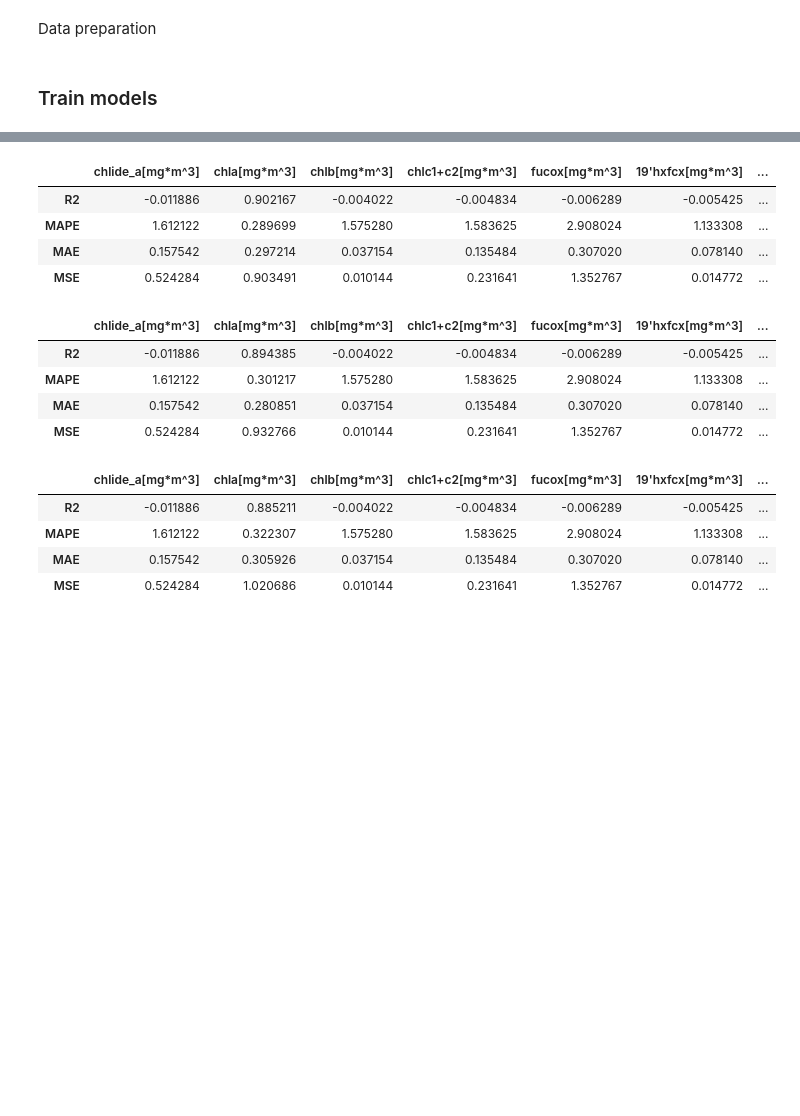
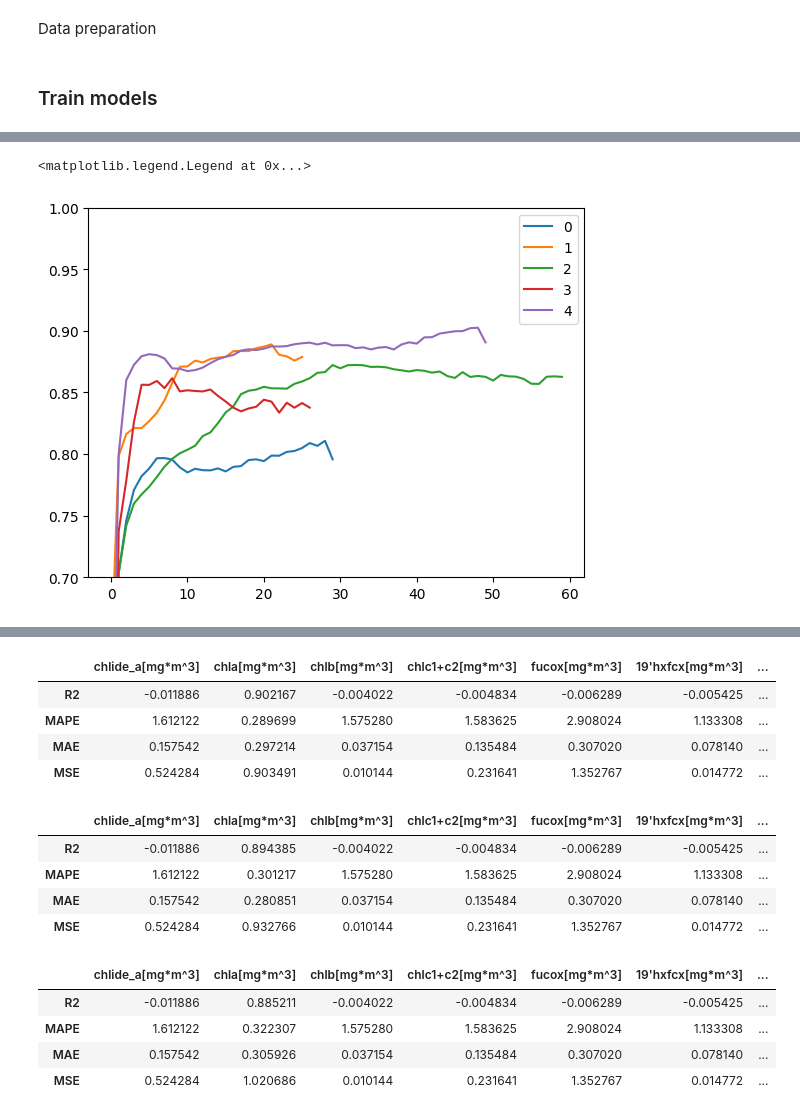
Before and after one commit to Kissyfur/pigment-retrieval-from-olci, a Jupyter notebook: notebooks/training_and_validation/training and evaluation.ipynb, the cells around one changed output, grey strips where cells are left out. Drawn from its saved outputs; the diff is of its cells as text; code cells hidden in the pictures; blank space fills up the shorter version.

```diff
--- a/notebooks/training_and_validation/training and evaluation.ipynb
+++ b/notebooks/training_and_validation/training and evaluation.ipynb
@@ -181,20 +201,22 @@ repetitions = 100
 # %%
+repetitions = 100
 inner_splits = 3
 param_dist = {
     'n_estimators': [125, 150, 175, 225],                # Keep max low to avoid overfitting
     'max_depth': [3, 4, 5, 6],                         # Shallower trees generalize better
     'eta': [0.025, 0.05, 0.1],                           # Conservative learning rate
     'colsample_bytree': [0.6, 0.75, 0.8],                # Regularization via feature subsampling
-    'min_child_weight': [3, 4, 5, 6],                  # Penalize small leaves (controls complexity)
+    'min_child_weight': [4, 5, 6],                  # Penalize small leaves (controls complexity)
     'subsample': [0.5, 0.6, 0.75],                  # Row-level subsampling
     'gamma': [0.5, 0.7],                            # Minimum loss reduction to split
-    'lambda': [1, 2, 5.0],                          # Stronger L2 regularization
+    'lambda': [1, 2],                          # Stronger L2 regularization
     'alpha': [0.5, 1.0],                            # Stronger L1 regularization
     'booster': ['gbtree'],                          # DART is nice but riskier on small data
     'tree_method': ['auto'],                        # Use 'hist' if your data is big
 }
-n_it = 50
+n_it = 30
 custom_scorer = make_scorer(r2_score, greater_is_better=True)
+custom_scorer_mse = make_scorer(mean_squared_error, greater_is_better=False)
 seed = 1
 
 models['xgb'] = {}
@@ -214,7 +236,7 @@ for fold in tqdm(med_train.keys()):
         estimator=model,
         param_distributions=param_dist,
         n_iter=n_it,
-        scoring=custom_scorer,
+        scoring=custom_scorer_mse,
         cv=kfold_inner,
         # cv=inner_splits,
         random_state=seed,
@@ -239,4 +256,0 @@ pys = {mod_name: {fold: pd.DataFrame(scaler_y[fold].inverse_transform(py), colum
-# %%
-metrics = {mod_name: {fold: mets.compute_metrics_df(med_test[fold]['y'], py)
-                   for fold, py in preds_folds.items() }
-        for mod_name, preds_folds in pys.items()}
@@ -266,3 +271,12 @@ R2_compare
 | zeaxan[mg*m^3] | 0.299323 | 0.178105 | 0.278337 | 0.403438 | 0.340894 | 0.388339 | ... |
 | beta_car[mg*m^3] | 0.864083 | 0.829453 | 0.826729 | 0.866652 | 0.841977 | 0.844272 | ... |
 | peridinin[mg*m^3] | 0.816844 | 0.784590 | 0.799143 | 0.807793 | 0.784967 | 0.809170 | ... |
+# %%
+
+for pig in tqdm(pigments):
+
+    for fold in med_train.keys():
+        x_train, y_train = med_train[fold]['x'].copy(), med_train[fold]['y'].copy()
+        spl = stratified_split_multidim_kmeans(x_train, y_train, clusters=10, test_size=0.2, random_state=r)
+        for id_train, id_val in spl:
+            continue
@@ -335,0 +366,2 @@ IndexError: too many indices for array: array is 1-dimensional, but 2 were index
+# %%
+pig = pigments[1]
@@ -335,0 +434,10 @@ IndexError: too many indices for array: array is 1-dimensional, but 2 were index
+# %%
+import matplotlib.pyplot as plt
+for fold in range(5):
+    plt.plot([m['R2'] for m in cvs['chl_a_lstm_xxs'][fold].values], label=fold)
+    ax = plt.gca()
+    ax.set_ylim([0.7, 1])
+plt.legend()
+# %% [output]
+<matplotlib.legend.Legend at 0x...>
+[figure, added]
```
Also changed, not shown: parts of 52 cells of this notebook.
